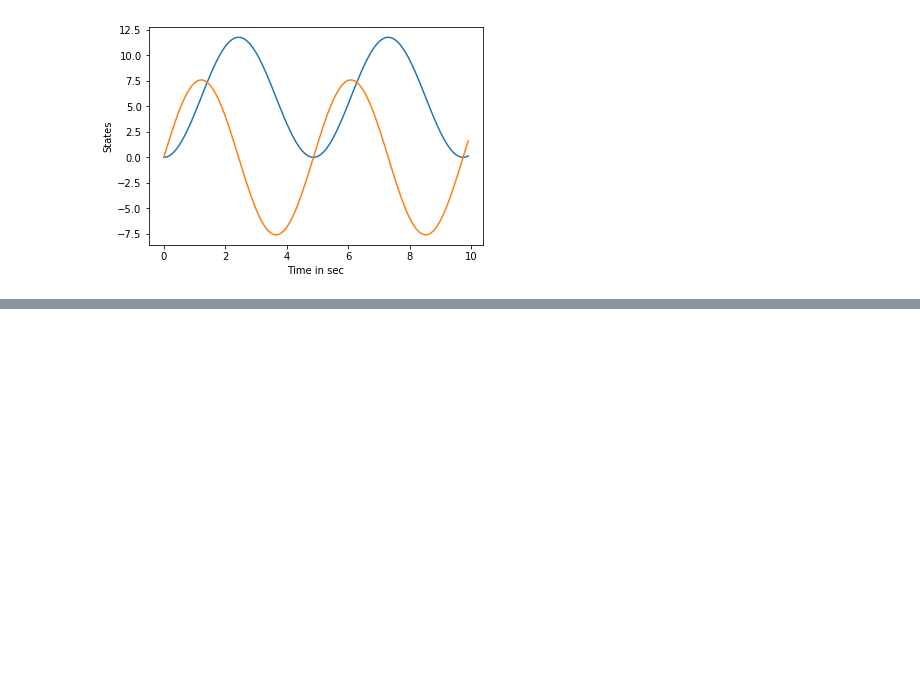
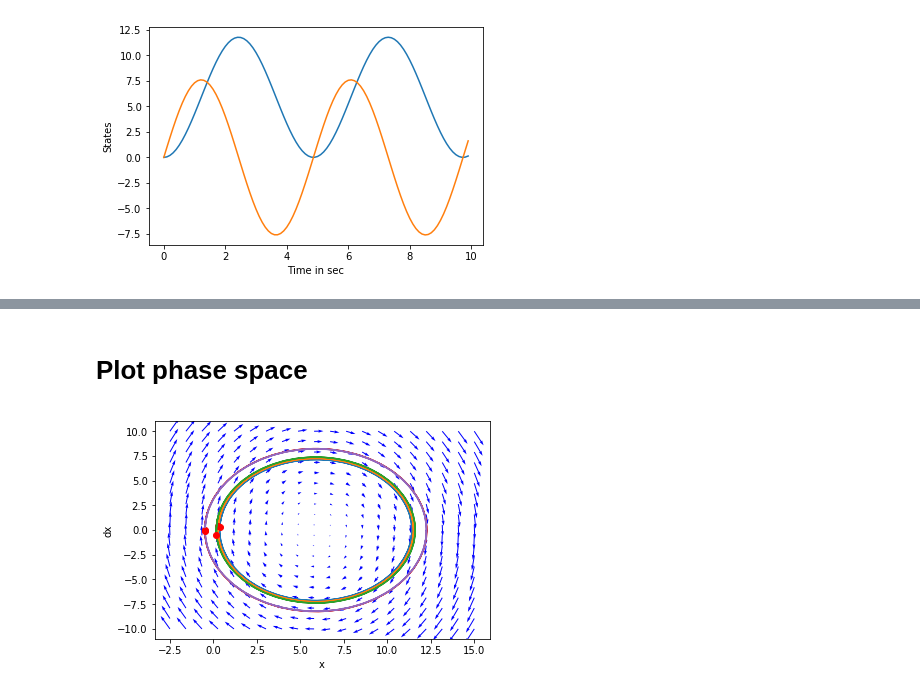
Before and after one commit to TomScheffers/StableNeuralODEs, a Jupyter notebook: 2A - Time series Mass Spring.ipynb, the cells around one changed output, grey strips where cells are left out. Drawn from its saved outputs; the diff is of its cells as text; code cells hidden in the pictures; blank space fills up the shorter version.

```diff
--- a/2A - Time series Mass Spring.ipynb
+++ b/2A - Time series Mass Spring.ipynb
@@ -150,0 +261,6 @@ plt.show()
+# %%
+#Check multiple norms
+norms = [1, 0.5, 1e-1, 1e-2, 0]
+for norm in norms:
+    print("Norm:", norm)
+    _,_,_ = validate_model(model1, model2, model3, runs=20, norm=norm)
@@ -150,0 +291,33 @@ plt.show()
+# %% [markdown]
+# Plot phase space
+# %%
+# Make perturbed points
+norm, runs = 0.5, 5
+randoms = [torch.randn(size=[2]) for _ in range(runs)]
+y0s = [norm * r / torch.norm(r) for r in randoms]
+# %%
+# Make quiver plot
+X, DX = np.meshgrid(np.linspace(-2.5, 15.0, 20), np.linspace(-10, 10, 20))
+u, v = np.zeros(X.shape), np.zeros(DX.shape)
+for i in range(X.shape[0]):
+    for j in range(X.shape[1]):
+        x = X[i, j]
+        dx = DX[i, j]
+        u[i,j], v[i,j] = system.deriv([x, dx], None)
+Q = plt.quiver(X, DX, u, v, color='b')
+
+# Plot lines / point
+for y0 in y0s:
+    y = odeint(system.deriv, y0, t)
+    plt.plot(y[:,0], y[:,1]) # path
+    plt.plot([y[0,0]], [y[0,1]], 'ro') # start
+
+#plt.legend(loc='lower right')
+plt.xlabel('x')
+plt.ylabel('dx')
+#plt.xlim([-2., 8.])
+#plt.ylim([-3., 3.])
+plt.savefig('figs/MassSpringPhaseReal.png')
+plt.show()
+# %% [output]
+[figure, added]
```
Also changed, not shown: parts of 10 cells of this notebook, 14 other files.
